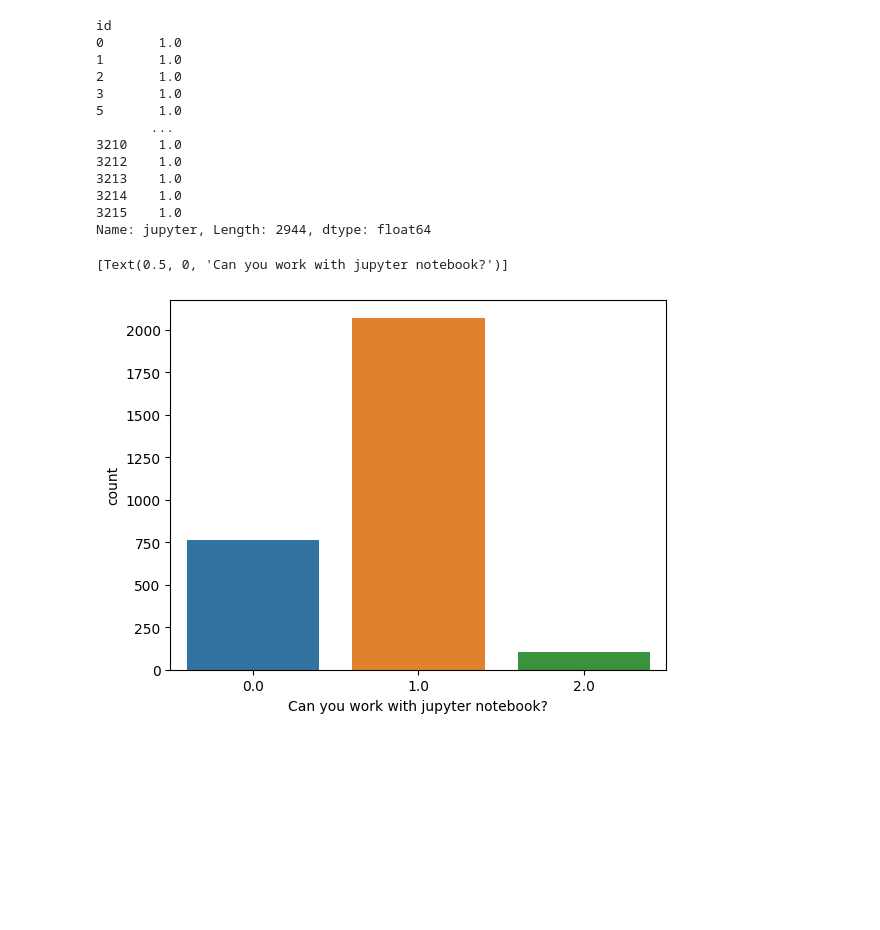
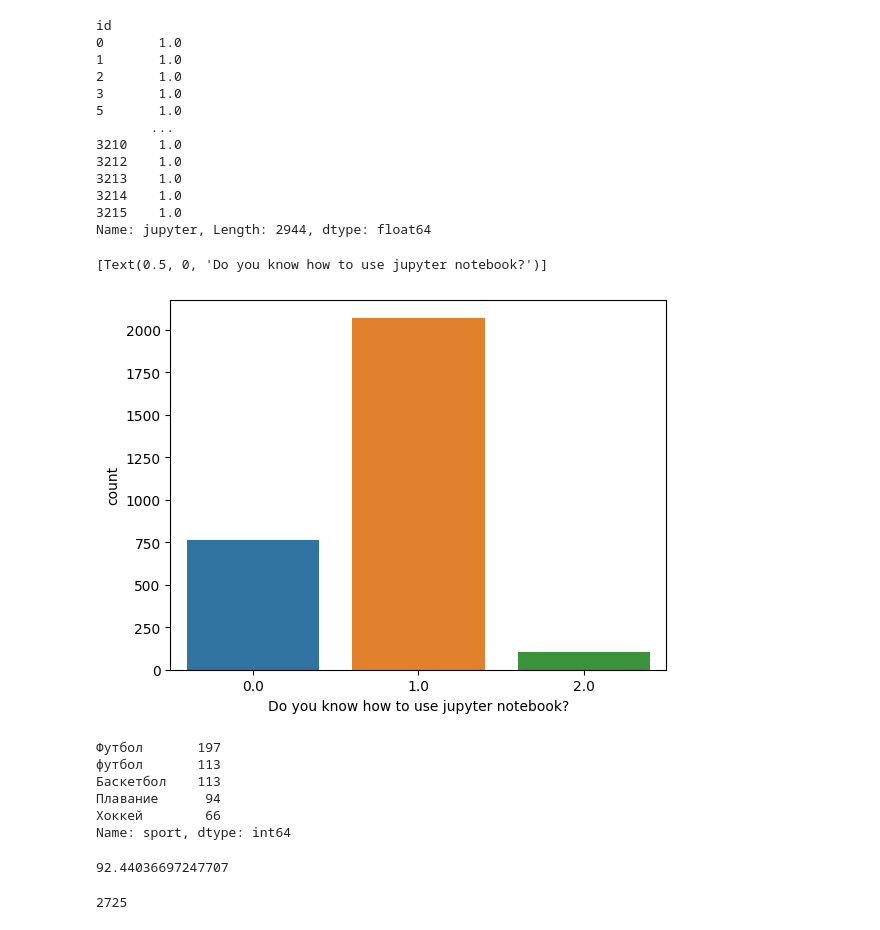
Before and after one commit to Venchislav/Data-Science, a Jupyter notebook: real_deal_plots.ipynb, the cells around one changed output. Cells and saved outputs as stored; diff of their text form; code cells hidden in the pictures; blank space fills up the shorter version.

```diff
--- a/real_deal_plots.ipynb
+++ b/real_deal_plots.ipynb
@@ -87,7 +87,28 @@ id
 Name: jupyter, Length: 2944, dtype: float64
 # %%
 ax = sns.countplot(x=jp, data=df);
-ax.set(xlabel='Can you work with jupyter notebook?')
+ax.set(xlabel='Do you know how to use jupyter notebook?')
 # %% [output]
-[Text(0.5, 0, 'Can you work with jupyter notebook?')]
+[Text(0.5, 0, 'Do you know how to use jupyter notebook?')]
-[figure, old version]
+[figure, new version]
+# %%
+df['sport'].value_counts().head()
+# %% [output]
+Футбол       197
+футбол       113
+Баскетбол    113
+Плавание      94
+Хоккей        66
+Name: sport, dtype: int64
+# %%
+df['question_3'].unique()
+# the right answer was 2. let's see what % of people solved it
+
+# without NaN
+print(((df['question_3'] == 2).sum() / (df['question_3'][~df['question_3'].isnull()].shape[0]) * 100))
+# %% [output]
+92.44036697247707
+# %%
+df['question_3'][~df['question_3'].isnull()].shape[0]
+# %% [output]
+2725
```
Also changed, not shown: parts of 10 cells of this notebook.
